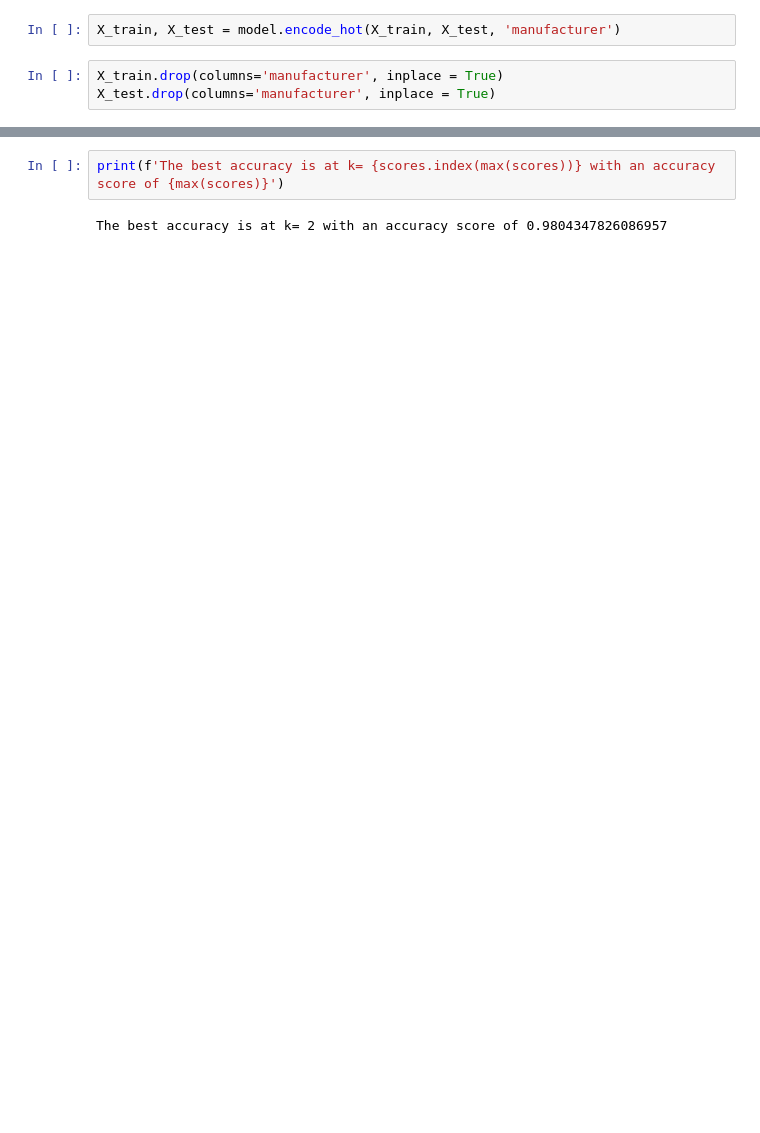
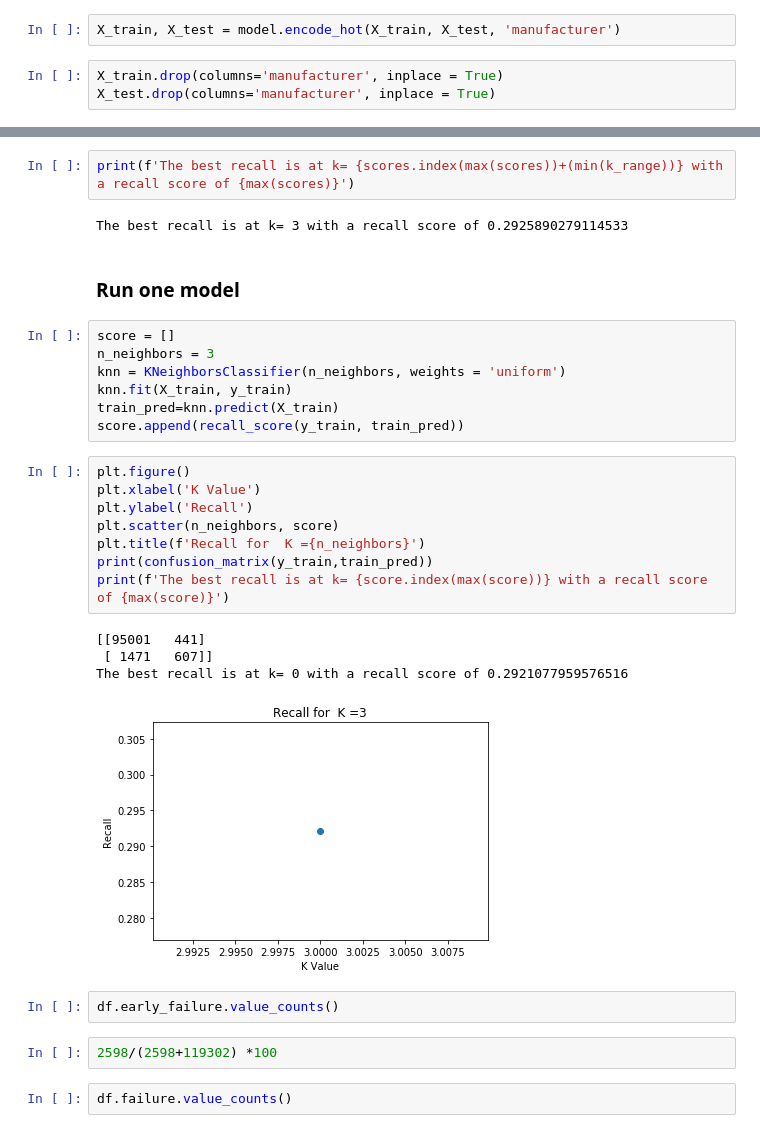
Before and after one commit to just-keep-spinning/hard-drive-project, a Jupyter notebook: david_capstone_folder/david_test.ipynb, the cells around one changed output, grey strips where cells are left out. Saved outputs shown, nothing was run; the diff lists cells and outputs as text; blank space fills up the shorter version.

```diff
--- a/david_capstone_folder/david_test.ipynb
+++ b/david_capstone_folder/david_test.ipynb
@@ -445,6 +394,34 @@ Text(0.5, 1.0, 'Accuracy for different K values')
 # %%
-print(f'The best accuracy is at k= {scores.index(max(scores))} with an accuracy score of {max(scores)}')
+print(f'The best recall is at k= {scores.index(max(scores))+(min(k_range))} with a recall score of {max(scores)}')
 # %% [output]
-The best accuracy is at k= 2 with an accuracy score of 0.9804347826086957
+The best recall is at k= 3 with a recall score of 0.2925890279114533
+# %% [markdown]
+### Run one model
+# %%
+score = []
+n_neighbors = 3
+knn = KNeighborsClassifier(n_neighbors, weights = 'uniform')
+knn.fit(X_train, y_train)
+train_pred=knn.predict(X_train)
+score.append(recall_score(y_train, train_pred))
+# %%
+plt.figure()
+plt.xlabel('K Value')
+plt.ylabel('Recall')
+plt.scatter(n_neighbors, score)
+plt.title(f'Recall for  K ={n_neighbors}')
+print(confusion_matrix(y_train,train_pred))
+print(f'The best recall is at k= {score.index(max(score))} with a recall score of {max(score)}')
+# %% [output]
+[[95001   441]
+ [ 1471   607]]
+The best recall is at k= 0 with a recall score of 0.2921077959576516
+[figure, added]
+# %%
+df.early_failure.value_counts()
+# %%
+2598/(2598+119302) *100
+# %%
+df.failure.value_counts()
 # %%
 X_train.columns
```
Also changed, not shown: parts of 15 cells of this notebook, 1 other file.
